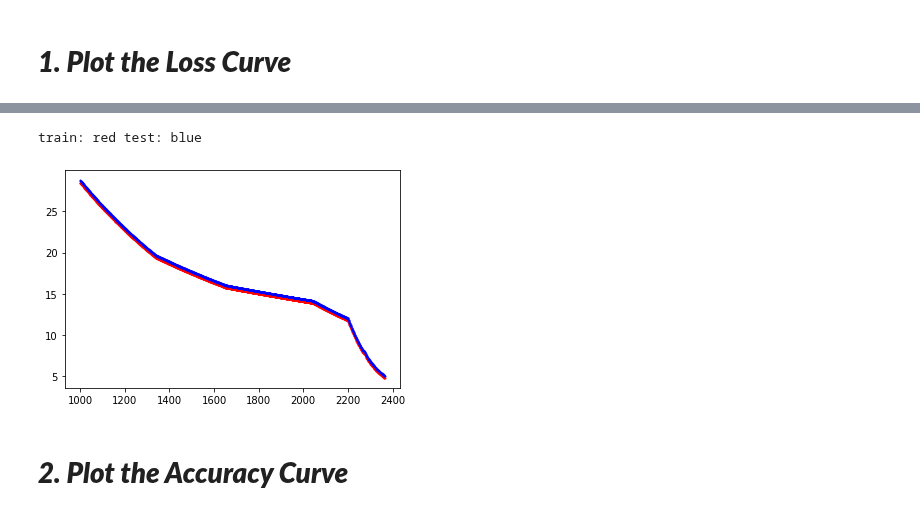
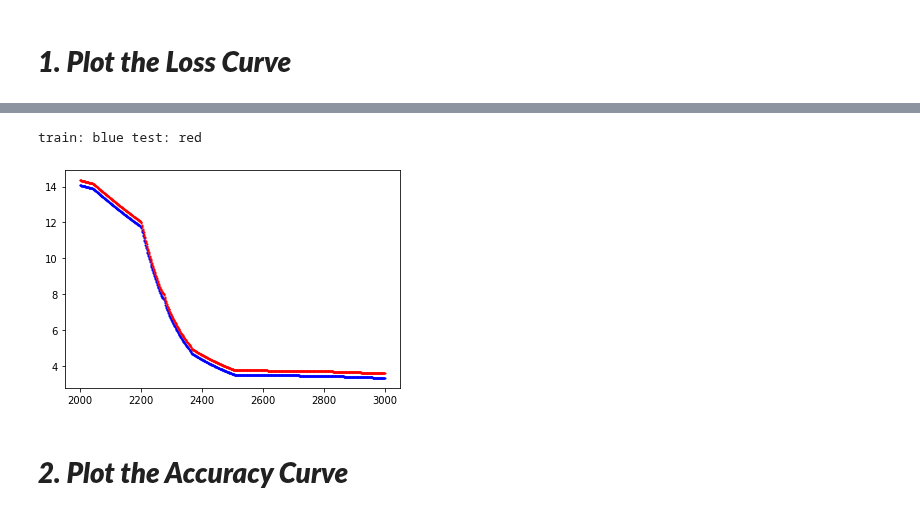
Before and after one commit to crescent98/machinelearning35911, a Jupyter notebook: assignment10.ipynb, the cells around one changed output, grey strips where cells are left out. Saved outputs shown, nothing was run; the diff lists cells and outputs as text; code cells hidden in the pictures.

```diff
--- a/assignment10.ipynb
+++ b/assignment10.ipynb
@@ -271,10 +265,10 @@ train: red test: blue
-# %%
-plt.scatter(range(1000,i),train_objective[1000:i],c="#ff0000",s=1)
-plt.scatter(range(1000,i),test_objective[1000:i],c="#0000ff",s=1)
-print("train: red test: blue")
-# %% [output]
-train: red test: blue
-[figure, removed]
+# %%
+plt.scatter(range(2000,i),train_objective[2000:i],c="#0000ff",s=1)
+plt.scatter(range(2000,i),test_objective[2000:i],c="#ff0000",s=1)
+print("train: blue test: red")
+# %% [output]
+train: blue test: red
+[figure, added]
 # %% [markdown]
 # ***2. Plot the Accuracy Curve***
 # %%
```
Also changed, not shown: parts of 9 cells of this notebook.
